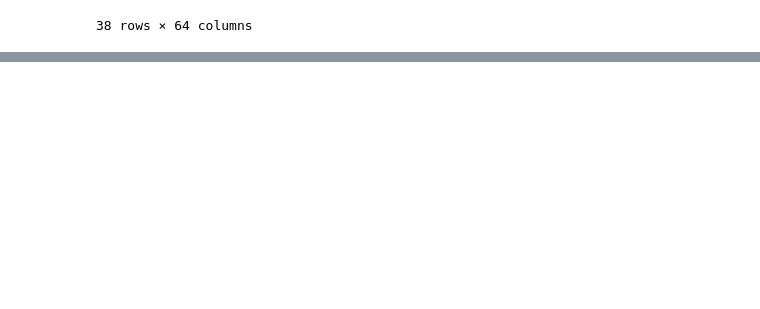
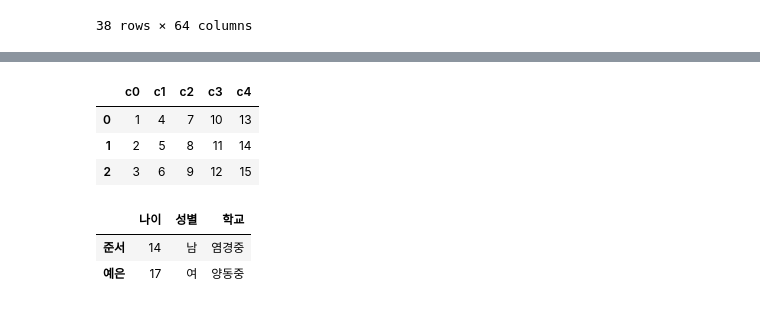
Before and after one commit to Kim-dingdong/dataframe-goodgoodgood, a Jupyter notebook: 이산수학_과제_1.ipynb, the cells around one changed output, grey strips where cells are left out. Saved outputs shown, nothing was run; the diff lists cells and outputs as text; code cells hidden in the pictures; blank space fills up the shorter version.

```diff
--- a/이산수학_과제_1.ipynb
+++ b/이산수학_과제_1.ipynb
@@ -26,0 +58,18 @@ crime_df
+# %%
+dict_data = {'c0':[1,2,3],'c1':[4,5,6],'c2':[7,8,9],'c3':[10,11,12],'c4':[13,14,15]}#dictionary는 새로로
+dict_data = pd.DataFrame(dict_data)
+dict_data#이건 dictionary
+# %% [output]
+|  | c0 | c1 | c2 | c3 | c4 |
+| 0 | 1 | 4 | 7 | 10 | 13 |
+| 1 | 2 | 5 | 8 | 11 | 14 |
+| 2 | 3 | 6 | 9 | 12 | 15 |
+# %%
+list_data = pd.DataFrame([[14,'남','염경중'],[17,'여','양동중']],#list는 가로로
+                  index = ['준서','예은'],#index는 각 행의 이름?
+                  columns = ['나이','성별','학교'])#colums는 열 명 행으로 구성
+list_data
+# %% [output]
+|  | 나이 | 성별 | 학교 |
+| 준서 | 14 | 남 | 염경중 |
+| 예은 | 17 | 여 | 양동중 |
```
Also changed, not shown: parts of 5 cells of this notebook.
